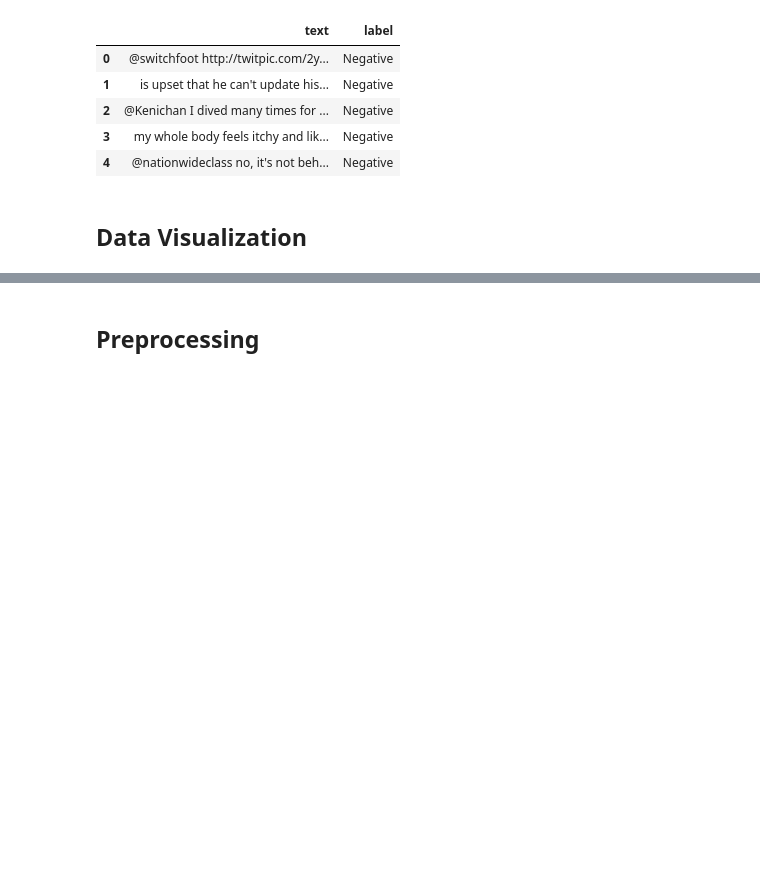
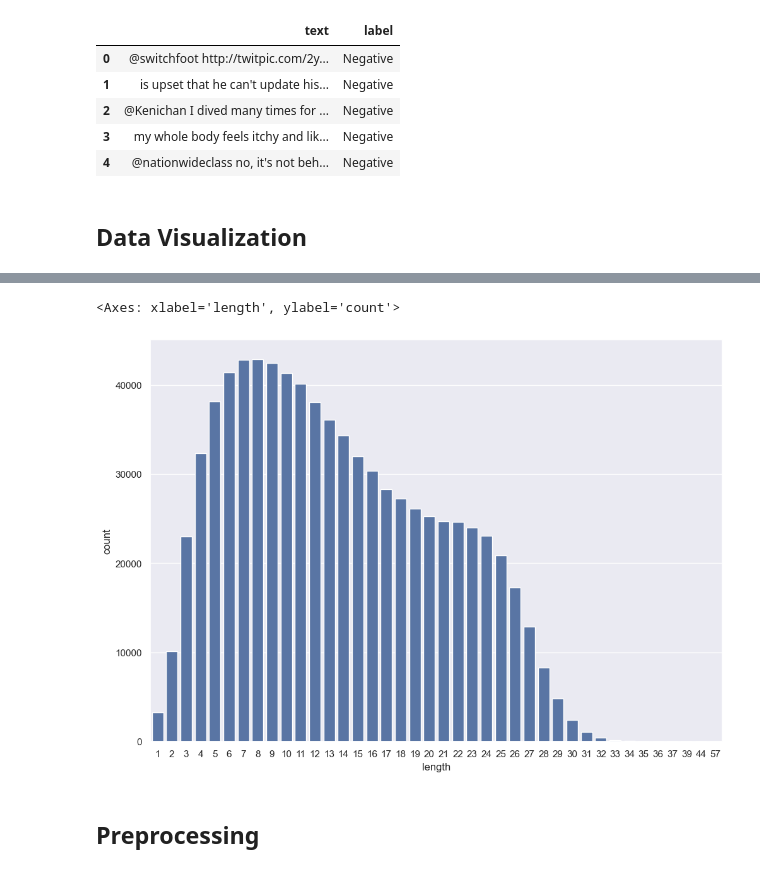
Before and after one commit to souviks22/sentiment-analysis, a Jupyter notebook: analysis.ipynb, the cells around one changed output, grey strips where cells are left out. Drawn from its saved outputs; the diff is of its cells as text; code cells hidden in the pictures; blank space fills up the shorter version.

```diff
--- a/analysis.ipynb
+++ b/analysis.ipynb
@@ -60,0 +74,5 @@ sns.countplot(x='label',data=df)
+# %%
+sns.countplot(x='length',data=df[df['label'] == 'Negative'])
+# %% [output]
+<Axes: xlabel='length', ylabel='count'>
+[figure, added]
```
Also changed, not shown: parts of 10 cells of this notebook, 2 other files.
